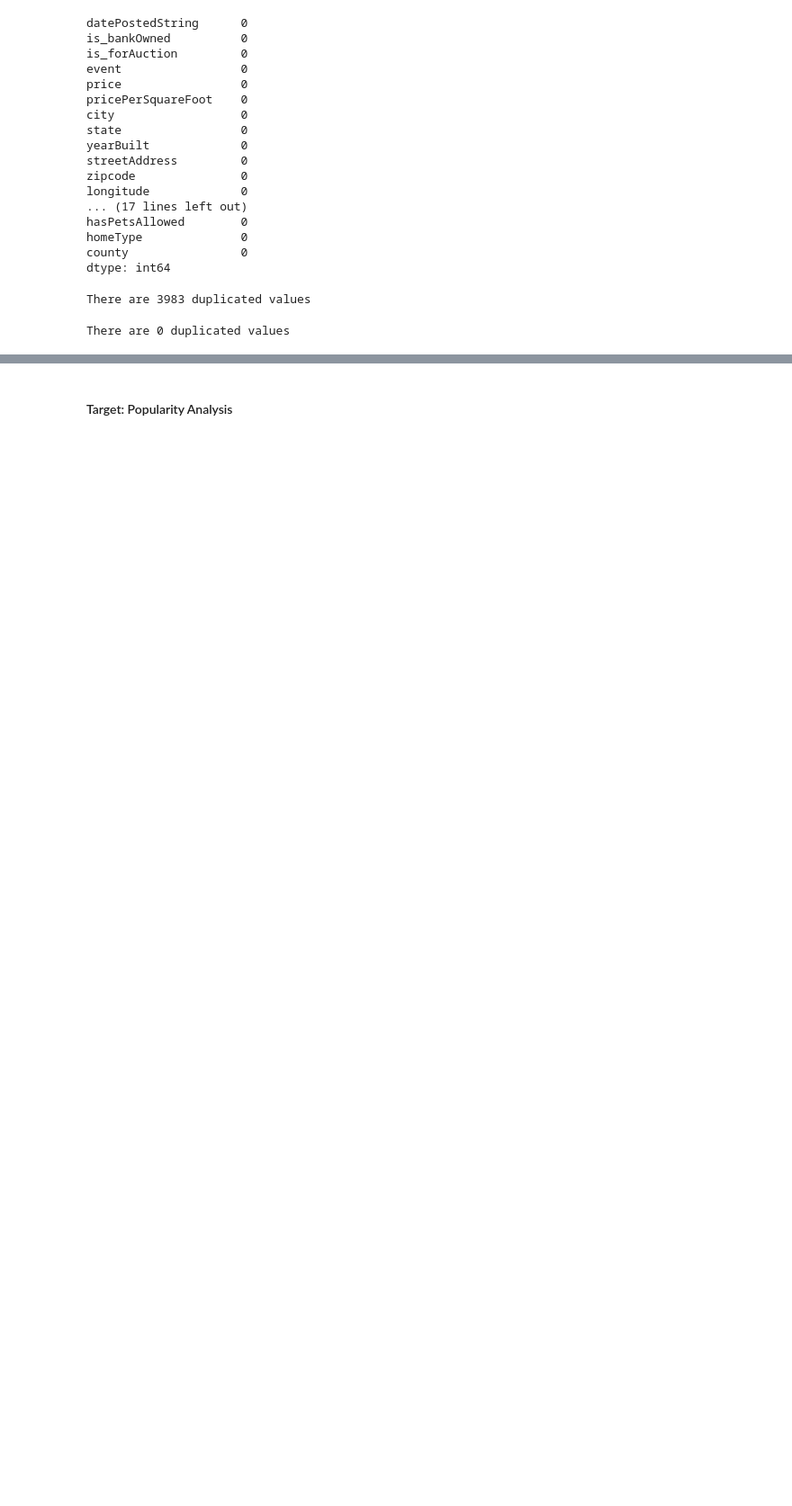
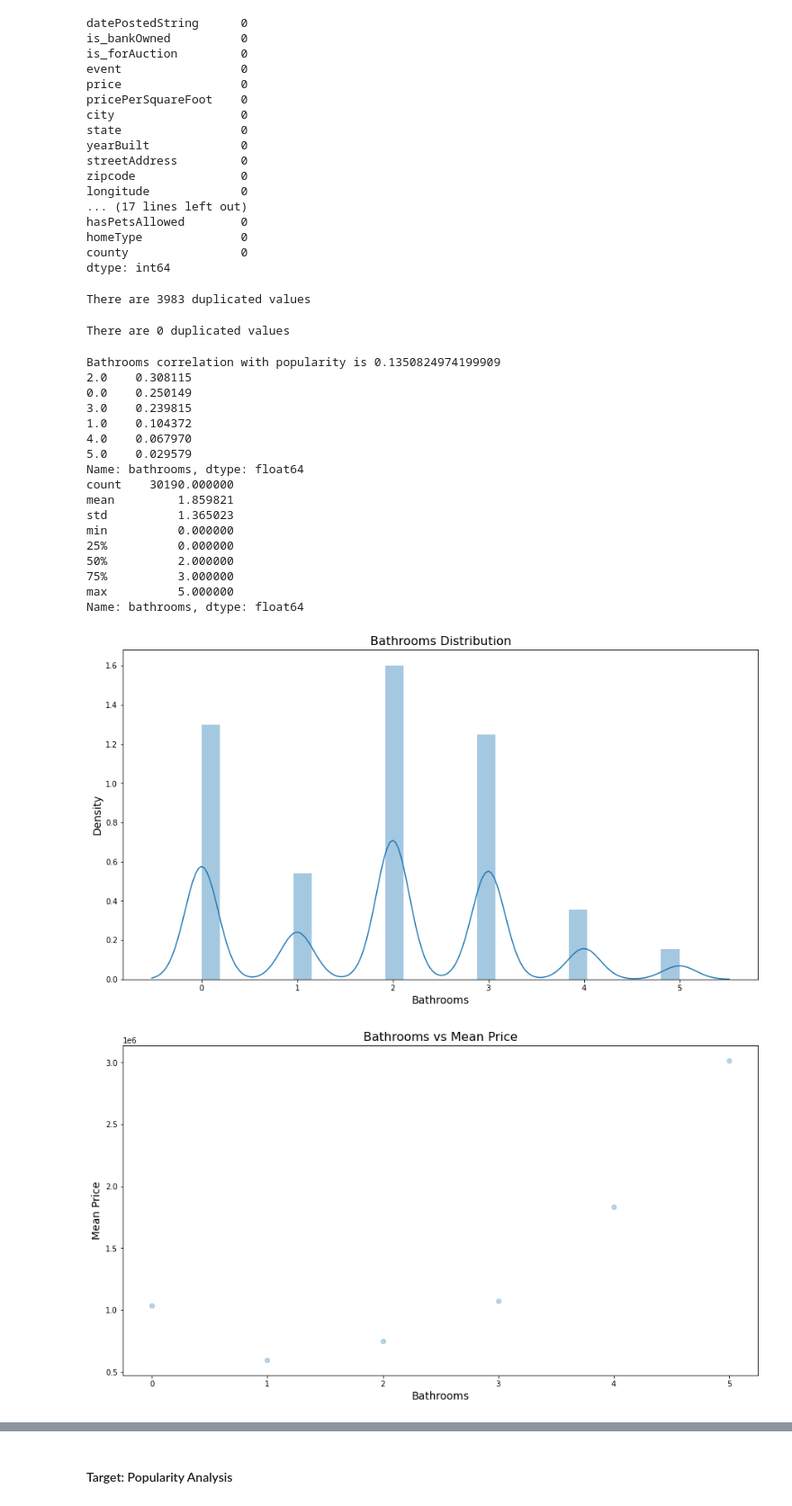
Before and after one commit to erin-vu/real_estate, a Jupyter notebook: Real Estate Analysis.ipynb, the cells around one changed output, grey strips where cells are left out. Shown: that part at 90% size. Saved outputs shown, nothing was run; the diff lists cells and outputs as text; code cells hidden in the pictures; blank space fills up the shorter version.

Commit message:
added feature analysis

```diff
--- a/Real Estate Analysis.ipynb
+++ b/Real Estate Analysis.ipynb
@@ -108,3 +108,53 @@ There are 0 duplicated values
 df['year'] = pd.to_datetime(df['datePostedString']) #Converting date posted to year to observe yearly trends
 df['year'] = df['year'].dt.year
 df.drop(['datePostedString'], inplace=True, axis=1) #Dropping original date posted column
+# %%
+def feature_corr(feature):
+    feature_corr = df['price'].corr(df[feature])
+    return print(f'{feature.title()} correlation with popularity is {feature_corr}')
+
+def feature_analysis(feature):
+    '''Creates distplot and graph of feature and mean of price along with correlation and value counts'''
+
+    feature_corr(feature)
+
+    print(df[feature].value_counts(normalize=True))
+
+    fig, ax = plt.subplots(figsize=(15,8))
+    sns.distplot(df[feature], ax=ax)
+    ax.set_title(f'{feature.title()} Distribution', fontsize=16)
+    ax.set_xlabel(f'{feature.title()}', fontsize=14)
+    ax.set_ylabel('Density', fontsize=14)
+
+    print(df[feature].describe())
+
+    feature_price_mean = df.groupby(feature)['price'].mean()
+
+    fig, ax = plt.subplots(figsize=(15,8))
+    ax.scatter(feature_price_mean.index, feature_price_mean.values, alpha=.3)
+    ax.set_title(f'{feature.title()} vs Mean Price', fontsize=16)
+    ax.set_xlabel(f'{feature.title()}', fontsize=14)
+    ax.set_ylabel('Mean Price', fontsize=14)
+    return plt.show();
+# %%
+feature_analysis('bathrooms')
+# %% [output]
+Bathrooms correlation with popularity is 0.1350824974199909
+2.0    0.308115
+0.0    0.250149
+3.0    0.239815
+1.0    0.104372
+4.0    0.067970
+5.0    0.029579
+Name: bathrooms, dtype: float64
+count    30190.000000
+mean         1.859821
+std          1.365023
+min          0.000000
+25%          0.000000
+50%          2.000000
+75%          3.000000
+max          5.000000
+Name: bathrooms, dtype: float64
+[figure, added]
+[figure, added]
```
Also changed, not shown: parts of 13 cells of this notebook.
